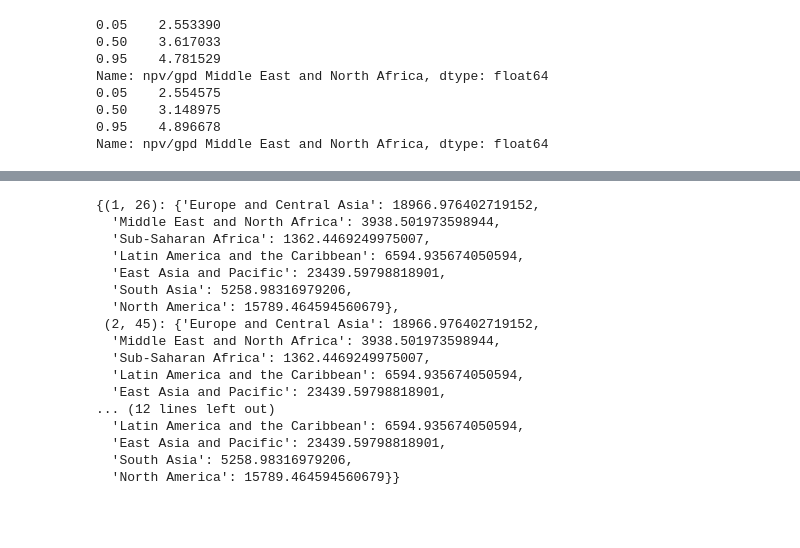
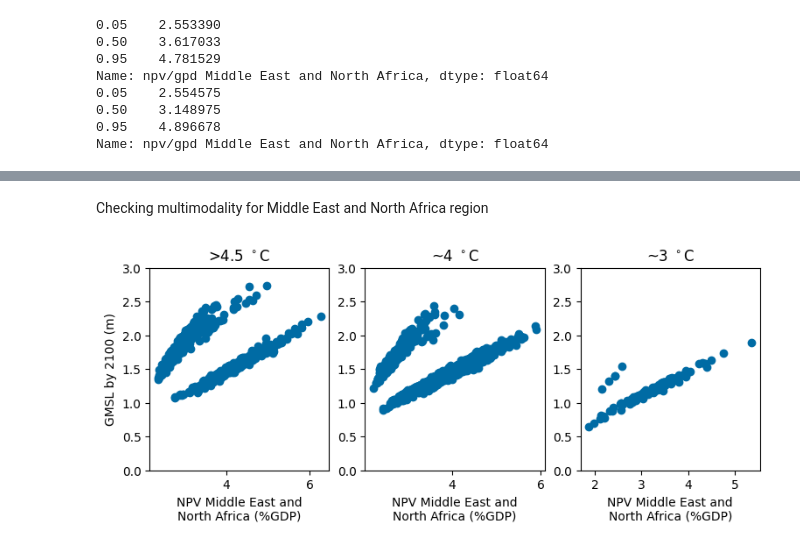
Before and after one commit to raddleverse/tempthresholds, a Jupyter notebook: analysis.ipynb, the cells around one changed output, grey strips where cells are left out. Saved outputs shown, nothing was run; the diff lists cells and outputs as text; code cells hidden in the pictures; blank space fills up the shorter version.

```diff
--- a/analysis.ipynb
+++ b/analysis.ipynb
@@ -474,20 +433,23 @@ dfGP[(5,85)]
-# %%
-rgn_gdp
-# %% [output]
-{(1, 26): {'Europe and Central Asia': 18966.976402719152,
-  'Middle East and North Africa': 3938.501973598944,
-  'Sub-Saharan Africa': 1362.4469249975007,
-  'Latin America and the Caribbean': 6594.935674050594,
-  'East Asia and Pacific': 23439.59798818901,
-  'South Asia': 5258.98316979206,
-  'North America': 15789.464594560679},
- (2, 45): {'Europe and Central Asia': 18966.976402719152,
-  'Middle East and North Africa': 3938.501973598944,
-  'Sub-Saharan Africa': 1362.4469249975007,
-  'Latin America and the Caribbean': 6594.935674050594,
-  'East Asia and Pacific': 23439.59798818901,
-... (12 lines left out)
-  'Latin America and the Caribbean': 6594.935674050594,
-  'East Asia and Pacific': 23439.59798818901,
-  'South Asia': 5258.98316979206,
-  'North America': 15789.464594560679}}
+# %% [markdown]
+Checking multimodality for Middle East and North Africa region
+# %%
+fig, ax = plt.subplots(1,3,figsize=(9,3))
+ax[0].scatter(dfN.loc[(dfN.scenario=="5-85") & (dfN.temp2100 > 4.5),"npv/gpd Middle East and North Africa"],
+              dfN.loc[(dfN.scenario=="5-85") & (dfN.temp2100 > 4.5),"gmsl2100"])
+ax[0].set_xlabel("NPV Middle East and\nNorth Africa (%GDP)")
+ax[0].set_ylabel("GMSL by 2100 (m)"); ax[0].set_ylim([0,3])
+ax[0].set_title(">4.5 $^\circ$C");
+
+ax[1].scatter(dfN.loc[(dfN.scenario=="5-85") & (dfN.temp2100 > 3.5) & (dfN.temp2100 <= 4.5),"npv/gpd Middle East and North Africa"],
+              dfN.loc[(dfN.scenario=="5-85") & (dfN.temp2100 > 3.5) & (dfN.temp2100 <= 4.5),"gmsl2100"])
+ax[1].set_xlabel("NPV Middle East and\nNorth Africa (%GDP)")
+ax[1].set_ylim([0,3])
+ax[1].set_title("~4 $^\circ$C");
+
+ax[2].scatter(dfN.loc[(dfN.scenario=="5-85") & (dfN.temp2100 > 2.5) & (dfN.temp2100 <= 3.5),"npv/gpd Middle East and North Africa"],
+              dfN.loc[(dfN.scenario=="5-85") & (dfN.temp2100 > 2.5) & (dfN.temp2100 <= 3.5),"gmsl2100"])
+ax[2].set_xlabel("NPV Middle East and\nNorth Africa (%GDP)")
+ax[2].set_ylim([0,3])
+ax[2].set_title("~3 $^\circ$C");
+# %% [output]
+[figure, added]
```
Also changed, not shown: parts of 30 cells of this notebook.
